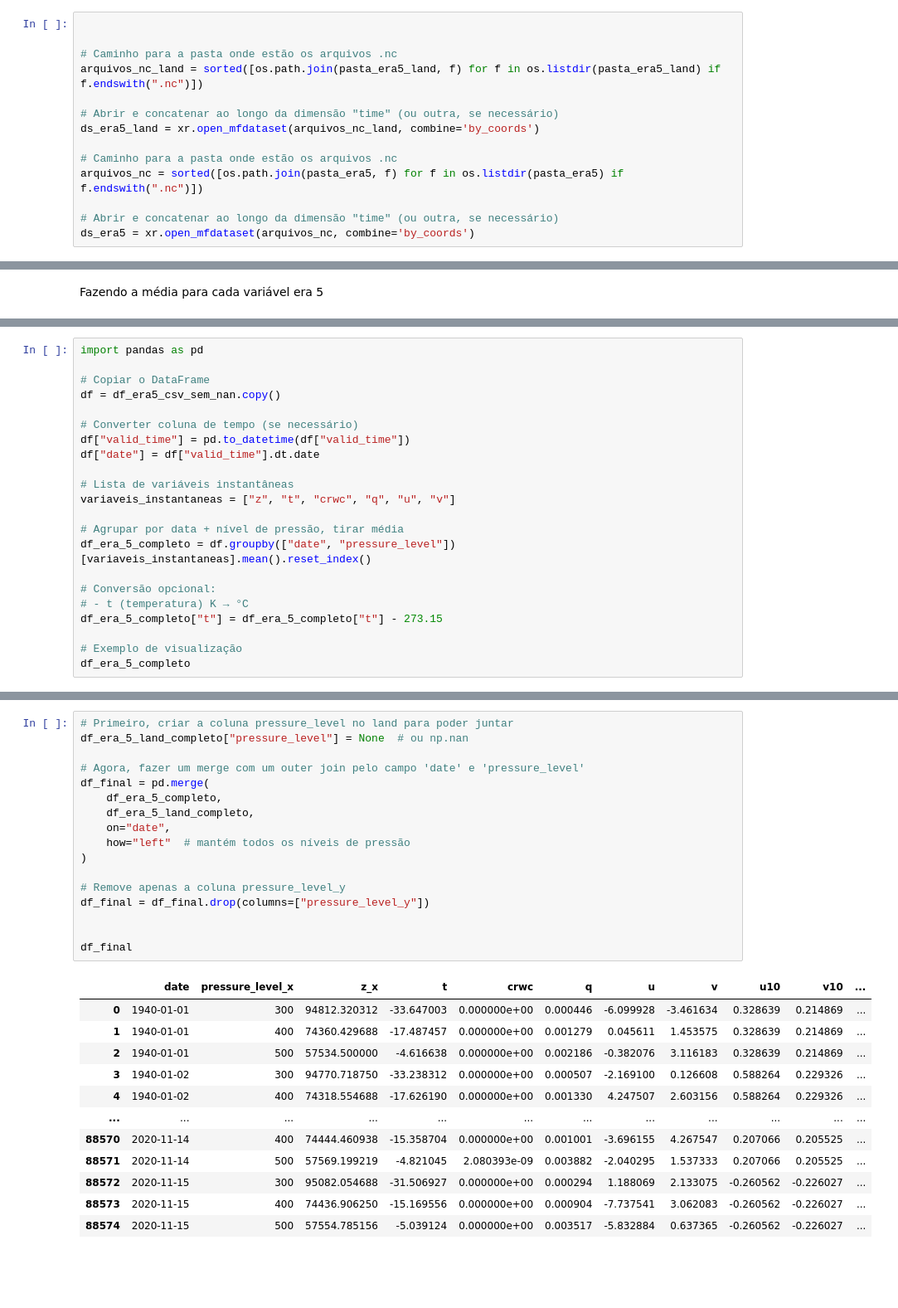
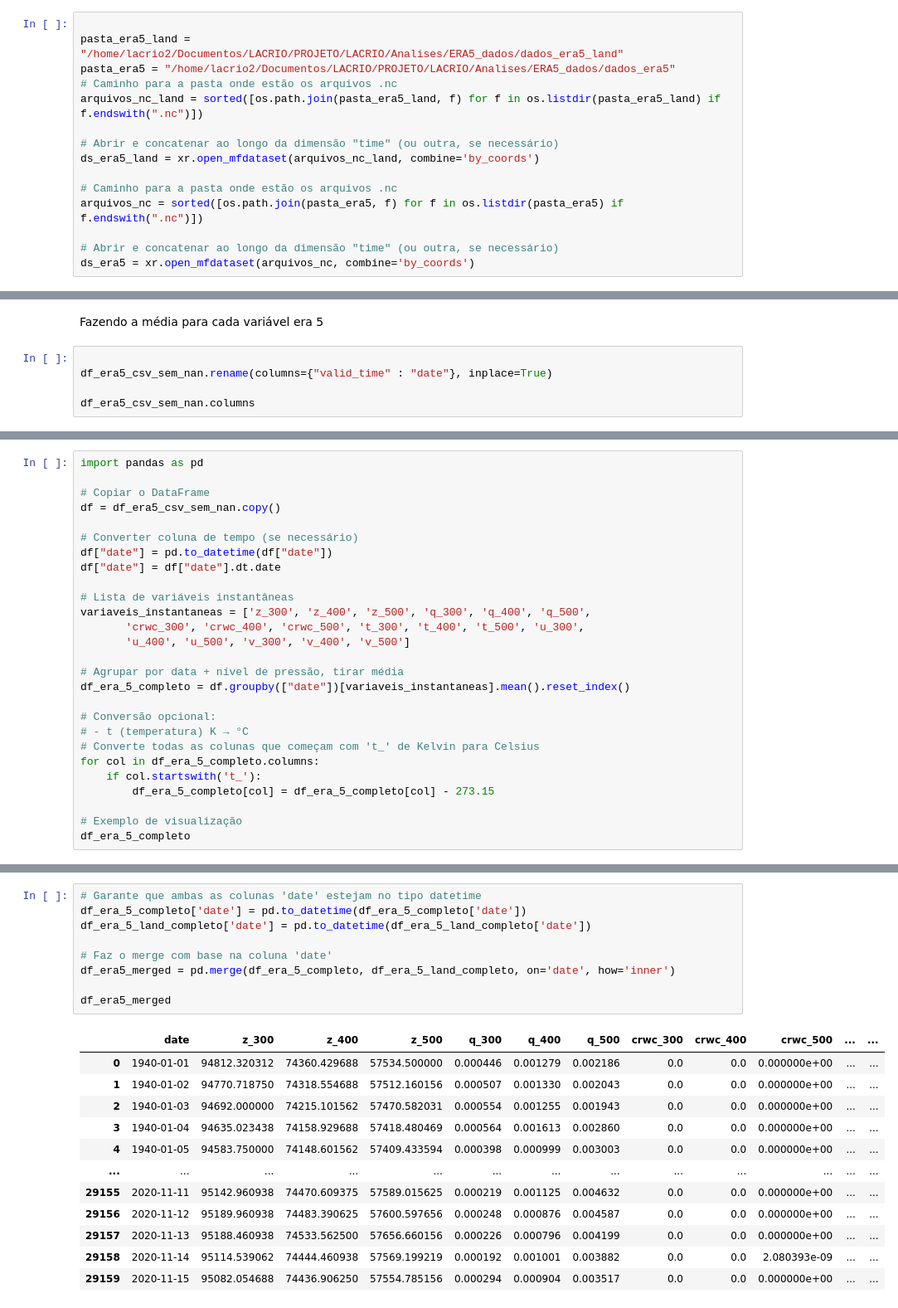
Before and after one commit to MatheusOliveira1999/LACRIO, a Jupyter notebook: Pre-processamento/interpolacao.ipynb, the cells around one changed output, grey strips where cells are left out. Shown at 83% size. Cells and saved outputs as stored; diff of their text form; blank space fills up the shorter version.

Commit message:
merge dos dataframe

```diff
--- a/Pre-processamento/interpolacao.ipynb
+++ b/Pre-processamento/interpolacao.ipynb
@@ -6,7 +6,8 @@ import pandas as pd
 Juntando todos os arquivo .nc do conjunto de dados era5 e era5 land
 # %%
 
-
+pasta_era5_land = "/home/lacrio2/Documentos/LACRIO/PROJETO/LACRIO/Analises/ERA5_dados/dados_era5_land"
+pasta_era5 = "/home/lacrio2/Documentos/LACRIO/PROJETO/LACRIO/Analises/ERA5_dados/dados_era5"
 # Caminho para a pasta onde estão os arquivos .nc
 arquivos_nc_land = sorted([os.path.join(pasta_era5_land, f) for f in os.listdir(pasta_era5_land) if f.endswith(".nc")])
 
@@ -213,3 +211,8 @@ df_era_5_land_completo
 29221 rows × 11 columns
 # %% [markdown]
 Fazendo a média para cada variável era 5
+# %%
+
+df_era5_csv_sem_nan.rename(columns={"valid_time" : "date"}, inplace=True)
+
+df_era5_csv_sem_nan.columns
@@ -220,18 +228,23 @@ import pandas as pd
 df = df_era5_csv_sem_nan.copy()
 
 # Converter coluna de tempo (se necessário)
-df["valid_time"] = pd.to_datetime(df["valid_time"])
-df["date"] = df["valid_time"].dt.date
+df["date"] = pd.to_datetime(df["date"])
+df["date"] = df["date"].dt.date
 
 # Lista de variáveis instantâneas
-variaveis_instantaneas = ["z", "t", "crwc", "q", "u", "v"]
+variaveis_instantaneas = ['z_300', 'z_400', 'z_500', 'q_300', 'q_400', 'q_500',
+       'crwc_300', 'crwc_400', 'crwc_500', 't_300', 't_400', 't_500', 'u_300',
+       'u_400', 'u_500', 'v_300', 'v_400', 'v_500']
 
 # Agrupar por data + nível de pressão, tirar média
-df_era_5_completo = df.groupby(["date", "pressure_level"])[variaveis_instantaneas].mean().reset_index()
+df_era_5_completo = df.groupby(["date"])[variaveis_instantaneas].mean().reset_index()
 
 # Conversão opcional:
 # - t (temperatura) K → °C
-df_era_5_completo["t"] = df_era_5_completo["t"] - 273.15
+# Converte todas as colunas que começam com 't_' de Kelvin para Celsius
+for col in df_era_5_completo.columns:
+    if col.startswith('t_'):
+        df_era_5_completo[col] = df_era_5_completo[col] - 273.15
 
 # Exemplo de visualização
 df_era_5_completo
@@ -254,30 +267,22 @@ Sera necessário ?
 # %%
-# Primeiro, criar a coluna pressure_level no land para poder juntar
-df_era_5_land_completo["pressure_level"] = None  # ou np.nan
+# Garante que ambas as colunas 'date' estejam no tipo datetime
+df_era_5_completo['date'] = pd.to_datetime(df_era_5_completo['date'])
+df_era_5_land_completo['date'] = pd.to_datetime(df_era_5_land_completo['date'])
 
-# Agora, fazer um merge com um outer join pelo campo 'date' e 'pressure_level'
-df_final = pd.merge(
-    df_era_5_completo,
-    df_era_5_land_completo,
-    on="date",
-    how="left"  # mantém todos os níveis de pressão
-)
+# Faz o merge com base na coluna 'date'
+df_era5_merged = pd.merge(df_era_5_completo, df_era_5_land_completo, on='date', how='inner')
 
-# Remove apenas a coluna pressure_level_y
-df_final = df_final.drop(columns=["pressure_level_y"])
-
-
-df_final
+df_era5_merged
 # %% [output]
-|  | date | pressure_level_x | z_x | t | crwc | q | u | v | u10 | v10 | ... |
-| 0 | 1940-01-01 | 300 | 94812.320312 | -33.647003 | 0.000000e+00 | 0.000446 | -6.099928 | -3.461634 | 0.328639 | 0.214869 | ... |
-| 1 | 1940-01-01 | 400 | 74360.429688 | -17.487457 | 0.000000e+00 | 0.001279 | 0.045611 | 1.453575 | 0.328639 | 0.214869 | ... |
-| 2 | 1940-01-01 | 500 | 57534.500000 | -4.616638 | 0.000000e+00 | 0.002186 | -0.382076 | 3.116183 | 0.328639 | 0.214869 | ... |
-| 3 | 1940-01-02 | 300 | 94770.718750 | -33.238312 | 0.000000e+00 | 0.000507 | -2.169100 | 0.126608 | 0.588264 | 0.229326 | ... |
-| 4 | 1940-01-02 | 400 | 74318.554688 | -17.626190 | 0.000000e+00 | 0.001330 | 4.247507 | 2.603156 | 0.588264 | 0.229326 | ... |
-| ... | ... | ... | ... | ... | ... | ... | ... | ... | ... | ... | ... |
-| 88570 | 2020-11-14 | 400 | 74444.460938 | -15.358704 | 0.000000e+00 | 0.001001 | -3.696155 | 4.267547 | 0.207066 | 0.205525 | ... |
-| 88571 | 2020-11-14 | 500 | 57569.199219 | -4.821045 | 2.080393e-09 | 0.003882 | -2.040295 | 1.537333 | 0.207066 | 0.205525 | ... |
-| 88572 | 2020-11-15 | 300 | 95082.054688 | -31.506927 | 0.000000e+00 | 0.000294 | 1.188069 | 2.133075 | -0.260562 | -0.226027 | ... |
-| 88573 | 2020-11-15 | 400 | 74436.906250 | -15.169556 | 0.000000e+00 | 0.000904 | -7.737541 | 3.062083 | -0.260562 | -0.226027 | ... |
-| 88574 | 2020-11-15 | 500 | 57554.785156 | -5.039124 | 0.000000e+00 | 0.003517 | -5.832884 | 0.637365 | -0.260562 | -0.226027 | ... |
+|  | date | z_300 | z_400 | z_500 | q_300 | q_400 | q_500 | crwc_300 | crwc_400 | crwc_500 | ... | ... |
+| 0 | 1940-01-01 | 94812.320312 | 74360.429688 | 57534.500000 | 0.000446 | 0.001279 | 0.002186 | 0.0 | 0.0 | 0.000000e+00 | ... | ... |
+| 1 | 1940-01-02 | 94770.718750 | 74318.554688 | 57512.160156 | 0.000507 | 0.001330 | 0.002043 | 0.0 | 0.0 | 0.000000e+00 | ... | ... |
+| 2 | 1940-01-03 | 94692.000000 | 74215.101562 | 57470.582031 | 0.000554 | 0.001255 | 0.001943 | 0.0 | 0.0 | 0.000000e+00 | ... | ... |
+| 3 | 1940-01-04 | 94635.023438 | 74158.929688 | 57418.480469 | 0.000564 | 0.001613 | 0.002860 | 0.0 | 0.0 | 0.000000e+00 | ... | ... |
+| 4 | 1940-01-05 | 94583.750000 | 74148.601562 | 57409.433594 | 0.000398 | 0.000999 | 0.003003 | 0.0 | 0.0 | 0.000000e+00 | ... | ... |
+| ... | ... | ... | ... | ... | ... | ... | ... | ... | ... | ... | ... | ... |
+| 29155 | 2020-11-11 | 95142.960938 | 74470.609375 | 57589.015625 | 0.000219 | 0.001125 | 0.004632 | 0.0 | 0.0 | 0.000000e+00 | ... | ... |
+| 29156 | 2020-11-12 | 95189.960938 | 74483.390625 | 57600.597656 | 0.000248 | 0.000876 | 0.004587 | 0.0 | 0.0 | 0.000000e+00 | ... | ... |
+| 29157 | 2020-11-13 | 95188.460938 | 74533.562500 | 57656.660156 | 0.000226 | 0.000796 | 0.004199 | 0.0 | 0.0 | 0.000000e+00 | ... | ... |
+| 29158 | 2020-11-14 | 95114.539062 | 74444.460938 | 57569.199219 | 0.000192 | 0.001001 | 0.003882 | 0.0 | 0.0 | 2.080393e-09 | ... | ... |
+| 29159 | 2020-11-15 | 95082.054688 | 74436.906250 | 57554.785156 | 0.000294 | 0.000904 | 0.003517 | 0.0 | 0.0 | 0.000000e+00 | ... | ... |
```
Also changed, not shown: parts of 6 cells of this notebook.
